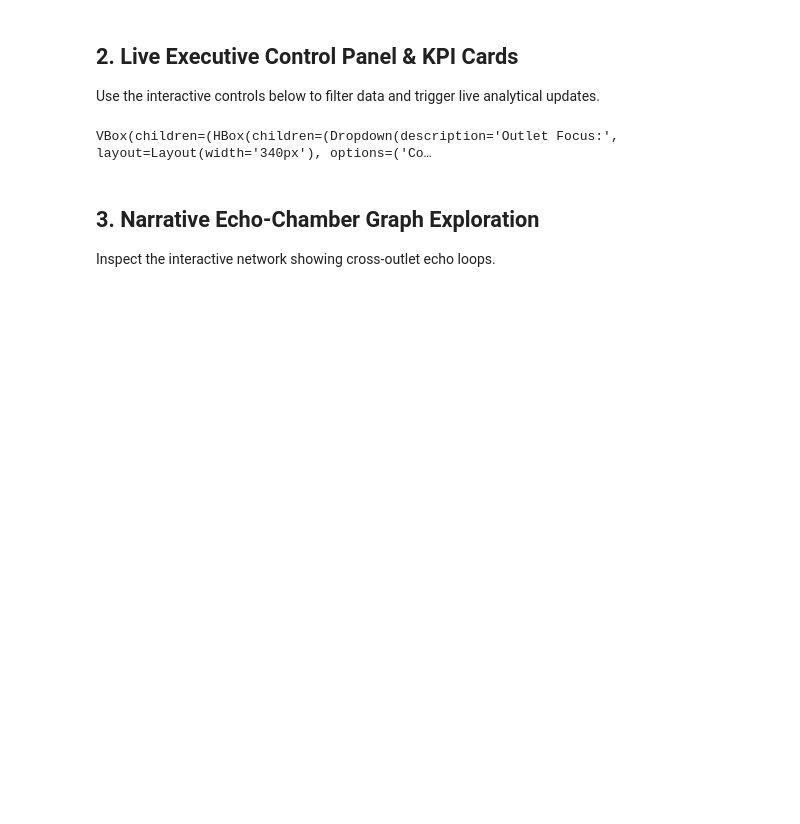
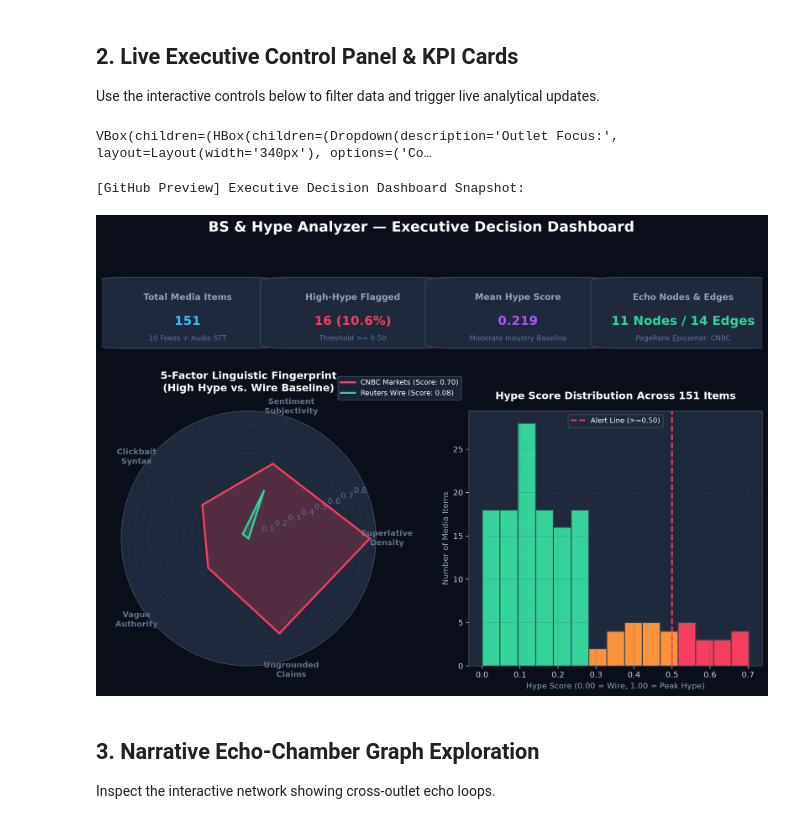
Before and after one commit to unknown404-practice/bs-hype-analyzer, a Jupyter notebook: notebooks/04_interactive_dashboard.ipynb, the cells around one changed output. Drawn from its saved outputs; the diff is of its cells as text; code cells hidden in the pictures; blank space fills up the shorter version.

```diff
--- a/notebooks/04_interactive_dashboard.ipynb
+++ b/notebooks/04_interactive_dashboard.ipynb
@@ -146,33 +146,43 @@ def update_dashboard(*args):
             fig2 = plot_subjectivity_vs_hype(sub_df)
             fig2.show()
 
     with out_drilldown:
         clear_output(wait=True)
         if not sub_df.empty:
             top_item = sub_df.sort_values(by='hype_score', ascending=False).iloc[0].to_dict()
             radar_fig = plot_hype_dimension_radar(top_item)
             radar_fig.show()
 
             drill_html = f'''
             <div style="background: #181824; padding: 15px; border-radius: 8px; margin-top: 10px;">
                 <h4 style="color: #FF6692; margin-top: 0;">⚠️ Highest Hype Item in Selected Scope</h4>
                 <p><b>Title:</b> {top_item.get('title')}</p>
                 <p><b>Outlet:</b> {top_item.get('outlet')} | <b>Category:</b> {top_item.get('category')} | <b>Hype Score:</b> {top_item.get('hype_score'):.3f}</p>
                 <p><b>Summary:</b> {top_item.get('summary')}</p>
             </div>
             '''
             display(HTML(drill_html))
 
 outlet_dropdown.observe(update_dashboard, names='value')
 cat_dropdown.observe(update_dashboard, names='value')
 threshold_slider.observe(update_dashboard, names='value')
 search_box.observe(update_dashboard, names='value')
 
 # Render Dashboard
 display(widgets.VBox([controls_row1, controls_row2, out_kpis, out_charts, out_drilldown]))
 update_dashboard()
+
+from IPython.display import Image, display
+
+# Static Dashboard Snapshot (renders natively on GitHub)
+from src.config import FIGURES_DIR
+from IPython.display import Image, display
+print('[GitHub Preview] Executive Decision Dashboard Snapshot:')
+display(Image(filename=str(FIGURES_DIR / 'dashboard_preview.png'), width=950))
 # %% [output]
 VBox(children=(HBox(children=(Dropdown(description='Outlet Focus:', layout=Layout(width='340px'), options=('Co…
+[GitHub Preview] Executive Decision Dashboard Snapshot:
+[figure, added]
 # %% [markdown]
 ## 3. Narrative Echo-Chamber Graph Exploration
 
```
Also changed, not shown: parts of 2 cells of this notebook, 8 other files.
